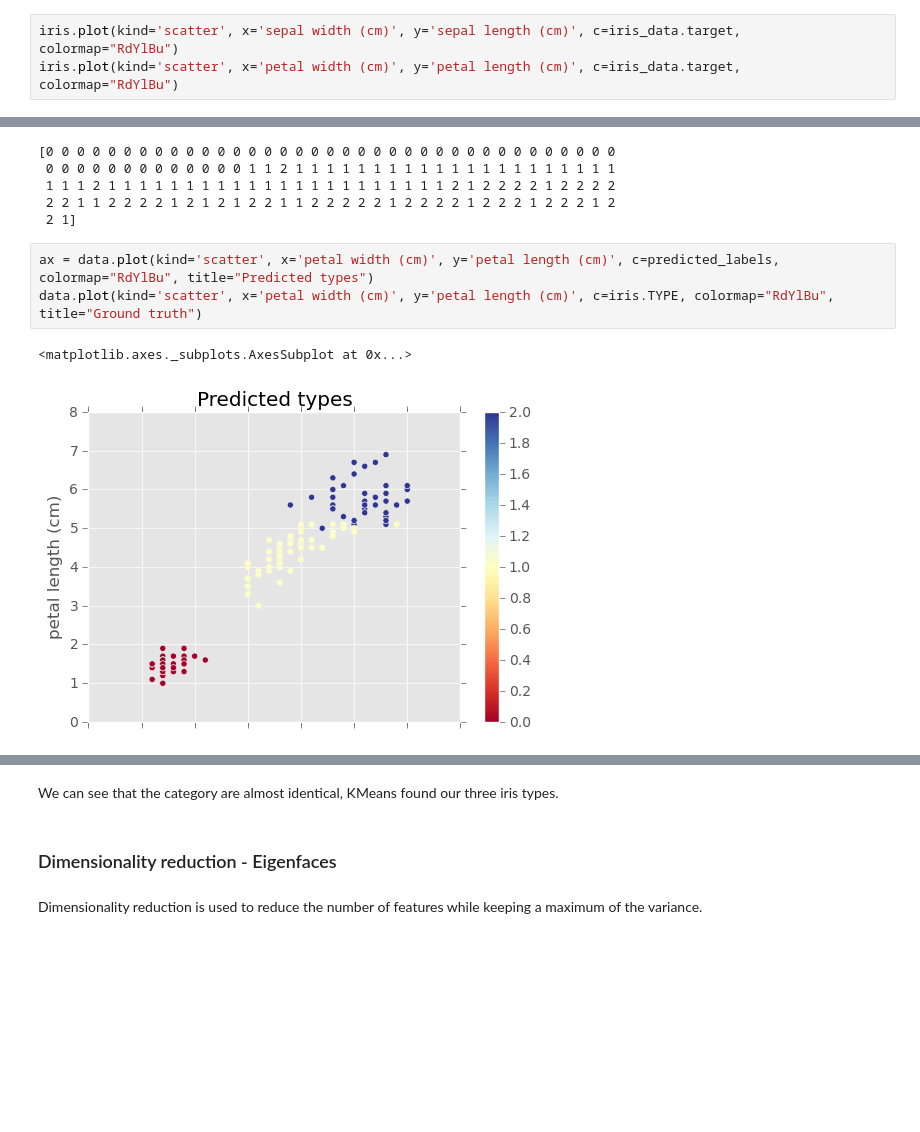
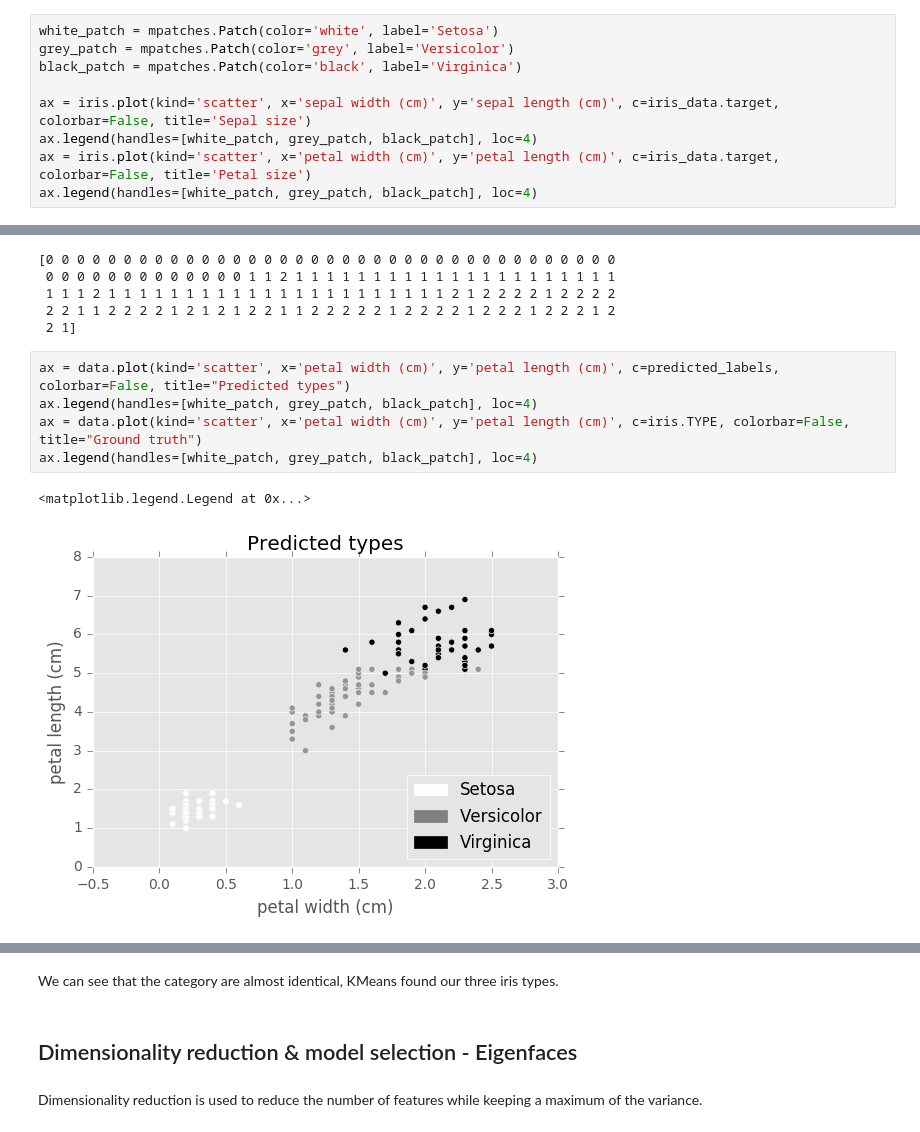
Before and after one commit to volnt/ml101, a Jupyter notebook: ml101.ipynb, the cells around one changed output, grey strips where cells are left out. Cells and saved outputs as stored; diff of their text form; blank space fills up the shorter version.

```diff
--- a/ml101.ipynb
+++ b/ml101.ipynb
@@ -145,6 +147,12 @@ iris.head()
 # %% [markdown]
 The iris dataset contains a list of three types of iris : setosa, versicolor and virginica. For each flower we have its sepal width, sepal length, petal width and petal length.
 # %%
-iris.plot(kind='scatter', x='sepal width (cm)', y='sepal length (cm)', c=iris_data.target, colormap="RdYlBu")
-iris.plot(kind='scatter', x='petal width (cm)', y='petal length (cm)', c=iris_data.target, colormap="RdYlBu")
+white_patch = mpatches.Patch(color='white', label='Setosa')
+grey_patch = mpatches.Patch(color='grey', label='Versicolor')
+black_patch = mpatches.Patch(color='black', label='Virginica')
+
+ax = iris.plot(kind='scatter', x='sepal width (cm)', y='sepal length (cm)', c=iris_data.target, colorbar=False, title='Sepal size')
+ax.legend(handles=[white_patch, grey_patch, black_patch], loc=4)
+ax = iris.plot(kind='scatter', x='petal width (cm)', y='petal length (cm)', c=iris_data.target, colorbar=False, title='Petal size')
+ax.legend(handles=[white_patch, grey_patch, black_patch], loc=4)
 # %% [output]
@@ -169,8 +177,10 @@ print predicted_labels
  2 2 1 1 2 2 2 2 1 2 1 2 1 2 2 1 1 2 2 2 2 2 1 2 2 2 2 1 2 2 2 1 2 2 2 1 2
  2 1]
 # %%
-ax = data.plot(kind='scatter', x='petal width (cm)', y='petal length (cm)', c=predicted_labels, colormap="RdYlBu", title="Predicted types")
-data.plot(kind='scatter', x='petal width (cm)', y='petal length (cm)', c=iris.TYPE, colormap="RdYlBu", title="Ground truth")
+ax = data.plot(kind='scatter', x='petal width (cm)', y='petal length (cm)', c=predicted_labels, colorbar=False, title="Predicted types")
+ax.legend(handles=[white_patch, grey_patch, black_patch], loc=4)
+ax = data.plot(kind='scatter', x='petal width (cm)', y='petal length (cm)', c=iris.TYPE, colorbar=False, title="Ground truth")
+ax.legend(handles=[white_patch, grey_patch, black_patch], loc=4)
 # %% [output]
-<matplotlib.axes._subplots.AxesSubplot at 0x...>
+<matplotlib.legend.Legend at 0x...>
-[figure, old version]
+[figure, new version]
@@ -178,7 +188,7 @@ data.plot(kind='scatter', x='petal width (cm)', y='petal length (cm)', c=iris.TY
 # %% [markdown]
 We can see that the category are almost identical, KMeans found our three iris types.
 # %% [markdown]
-### Dimensionality reduction - Eigenfaces
+## Dimensionality reduction & model selection - Eigenfaces
 # %% [markdown]
 Dimensionality reduction is used to reduce the number of features while keeping a maximum of the variance.
 # %%
```
Also changed, not shown: parts of 28 cells of this notebook.
